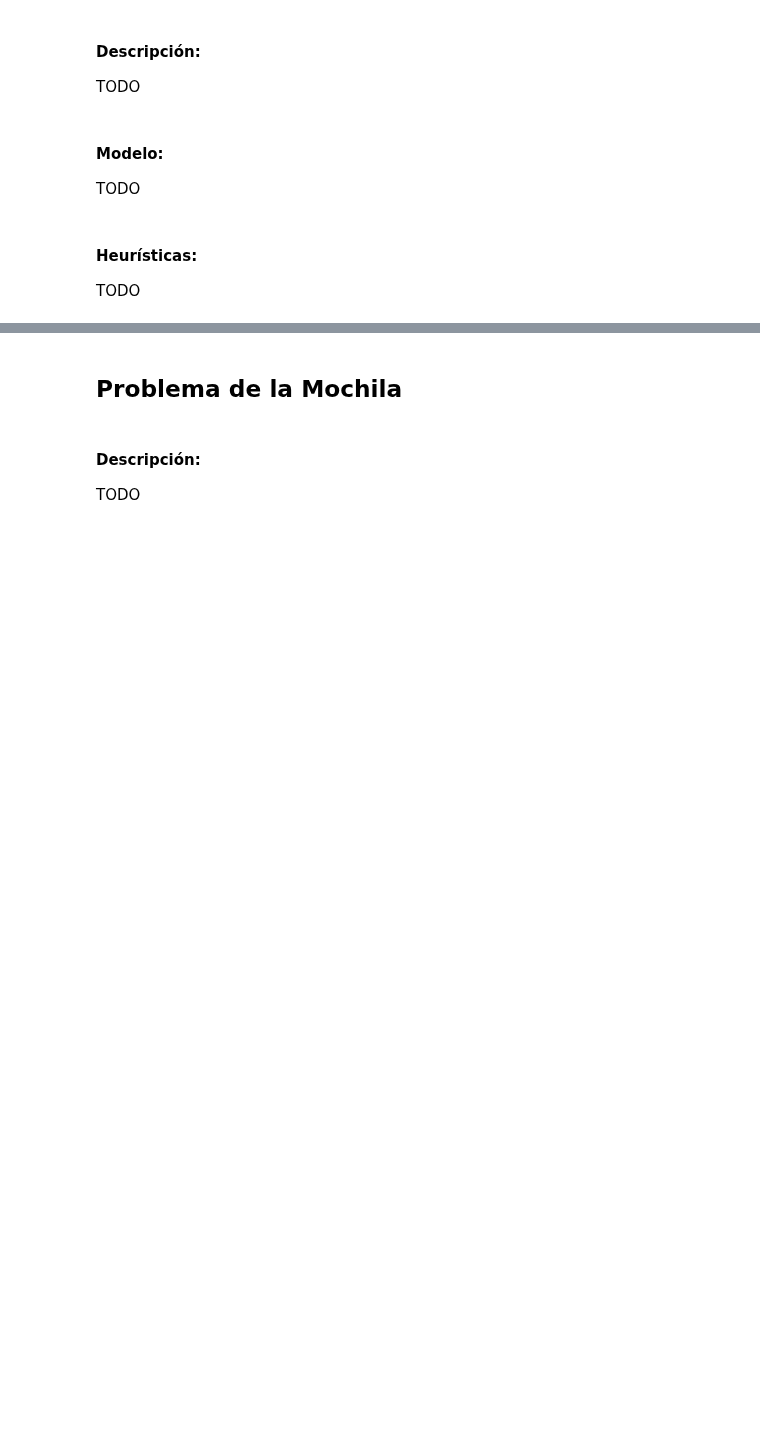
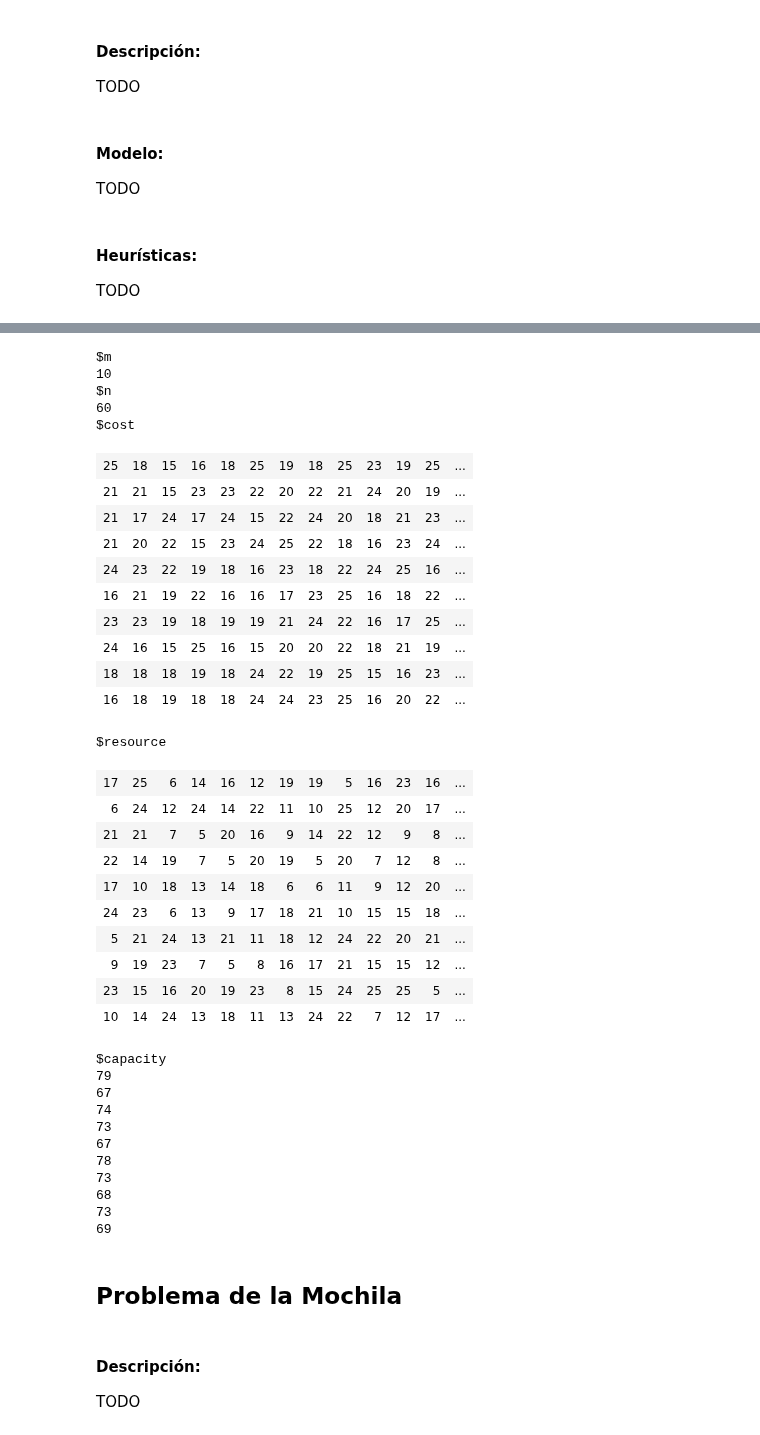
Before and after one commit to garciparedes/integer-programming-heuristics, a Jupyter notebook: integer-programming-heuristics.ipynb, the cells around one changed output, grey strips where cells are left out. Cells and saved outputs as stored; diff of their text form; code cells hidden in the pictures; blank space fills up the shorter version.

```diff
--- a/integer-programming-heuristics.ipynb
+++ b/integer-programming-heuristics.ipynb
@@ -283,6 +336,30 @@ a$objval
 205
 # %% [markdown]
 ### Asignación Generalizado
+# %%
+ReadGeneralizedAssignment <- function(file.name) {
+    con <-
+        file.name %>%
+        file(open = "r")
+    raw <-
+        con %>%
+        readLines(warn = FALSE) %>%
+        strsplit(" ") %>%
+        unlist() %>%
+        as.integer()
+    close(con)
+    list(
+        m = raw[1],
+        n = raw[2],
+        cost = matrix(raw[3:(2 + raw[1] * raw[2])],
+                      nrow = raw[1], ncol = raw[2], byrow = TRUE),
+        resource = matrix(raw[(3 + raw[1] * raw[2]):(2 + 2 * raw[1] * raw[2])],
+                          nrow = raw[1], ncol = raw[2], byrow = TRUE),
+        capacity = raw[(3 + 2 * raw[1] * raw[2]):length(raw)]
+
+    ) %>%
+    return()
+}
 # %% [markdown]
 #### Descripción:
 TODO
@@ -302,0 +557,40 @@ GeneralizedAssignmentGreedy <- function(cost) {
+# %%
+(gap12.1 <- ReadGeneralizedAssignment("./data/assignment/gap12_1.txt"))
+# %% [output]
+$m
+10
+$n
+60
+$cost
+| 25 | 18 | 15 | 16 | 18 | 25 | 19 | 18 | 25 | 23 | 19 | 25 | ... |
+| 21 | 21 | 15 | 23 | 23 | 22 | 20 | 22 | 21 | 24 | 20 | 19 | ... |
+| 21 | 17 | 24 | 17 | 24 | 15 | 22 | 24 | 20 | 18 | 21 | 23 | ... |
+| 21 | 20 | 22 | 15 | 23 | 24 | 25 | 22 | 18 | 16 | 23 | 24 | ... |
+| 24 | 23 | 22 | 19 | 18 | 16 | 23 | 18 | 22 | 24 | 25 | 16 | ... |
+| 16 | 21 | 19 | 22 | 16 | 16 | 17 | 23 | 25 | 16 | 18 | 22 | ... |
+| 23 | 23 | 19 | 18 | 19 | 19 | 21 | 24 | 22 | 16 | 17 | 25 | ... |
+| 24 | 16 | 15 | 25 | 16 | 15 | 20 | 20 | 22 | 18 | 21 | 19 | ... |
+| 18 | 18 | 18 | 19 | 18 | 24 | 22 | 19 | 25 | 15 | 16 | 23 | ... |
+| 16 | 18 | 19 | 18 | 18 | 24 | 24 | 23 | 25 | 16 | 20 | 22 | ... |
+$resource
+| 17 | 25 | 6 | 14 | 16 | 12 | 19 | 19 | 5 | 16 | 23 | 16 | ... |
+| 6 | 24 | 12 | 24 | 14 | 22 | 11 | 10 | 25 | 12 | 20 | 17 | ... |
+| 21 | 21 | 7 | 5 | 20 | 16 | 9 | 14 | 22 | 12 | 9 | 8 | ... |
+| 22 | 14 | 19 | 7 | 5 | 20 | 19 | 5 | 20 | 7 | 12 | 8 | ... |
+| 17 | 10 | 18 | 13 | 14 | 18 | 6 | 6 | 11 | 9 | 12 | 20 | ... |
+| 24 | 23 | 6 | 13 | 9 | 17 | 18 | 21 | 10 | 15 | 15 | 18 | ... |
+| 5 | 21 | 24 | 13 | 21 | 11 | 18 | 12 | 24 | 22 | 20 | 21 | ... |
+| 9 | 19 | 23 | 7 | 5 | 8 | 16 | 17 | 21 | 15 | 15 | 12 | ... |
+| 23 | 15 | 16 | 20 | 19 | 23 | 8 | 15 | 24 | 25 | 25 | 5 | ... |
+| 10 | 14 | 24 | 13 | 18 | 11 | 13 | 24 | 22 | 7 | 12 | 17 | ... |
+$capacity
+79
+67
+74
+73
+67
+78
+73
+68
+73
+69
```
Also changed, not shown: parts of 39 cells of this notebook, 5 other files.
